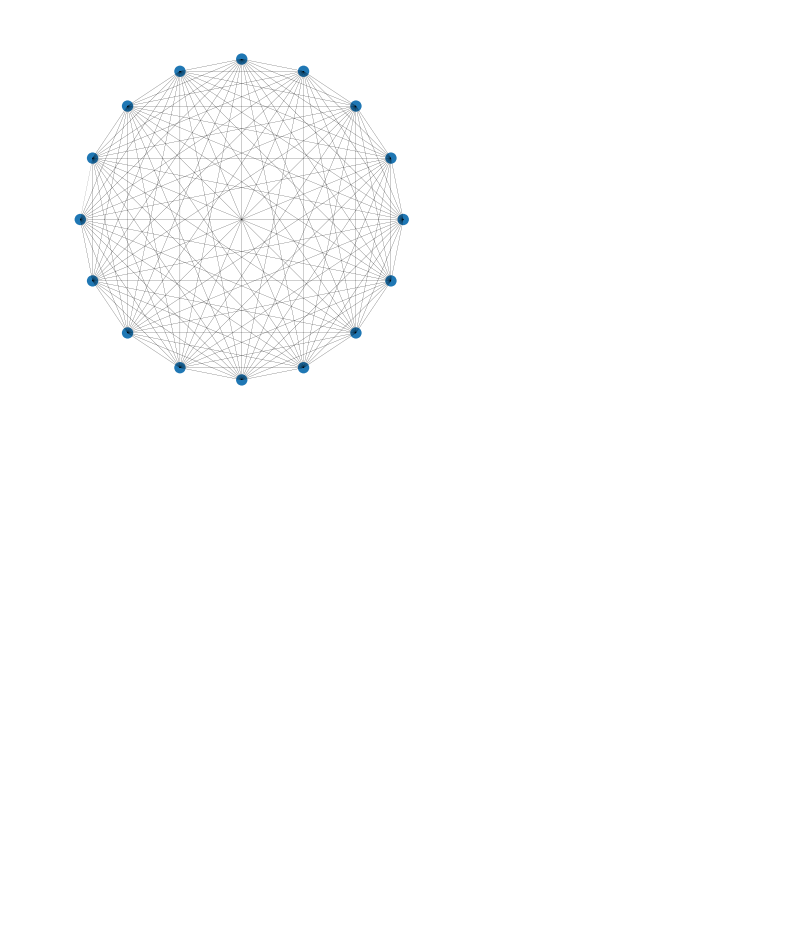
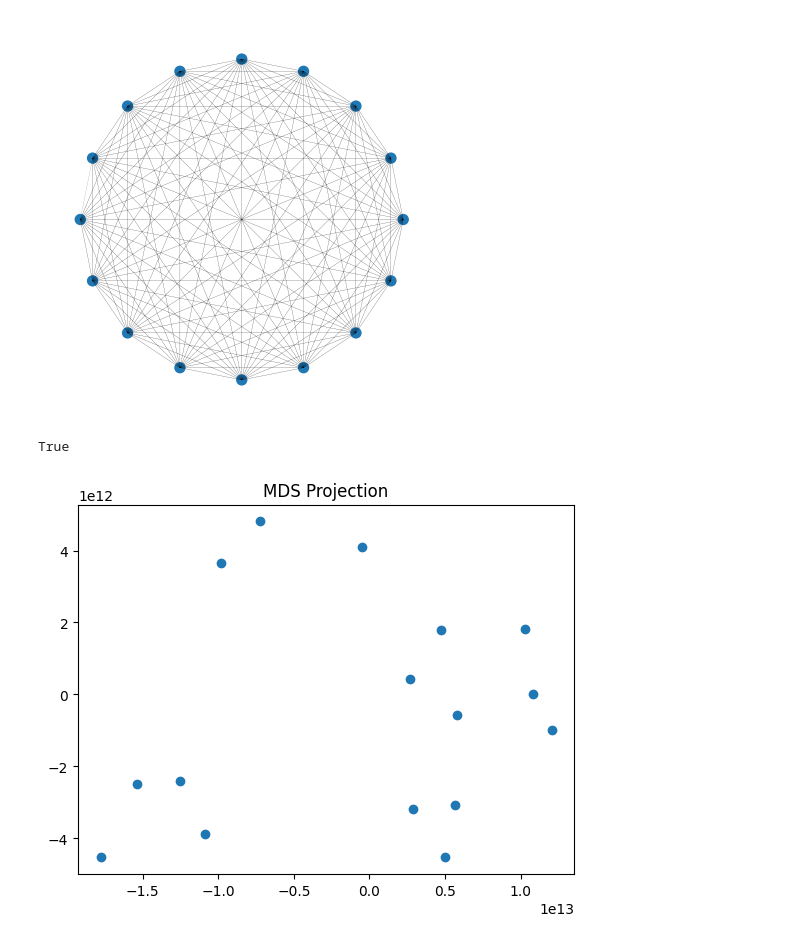
Before and after one commit to mauro-vb/graph-visualization-project, a Jupyter notebook: notebooks/pruebas.ipynb, the cells around one changed output. Cells and saved outputs as stored; diff of their text form; code cells hidden in the pictures; blank space fills up the shorter version.

Commit message:
added distance matrix algorithm and tried different projections, check notebook pruebas

```diff
--- a/notebooks/pruebas.ipynb
+++ b/notebooks/pruebas.ipynb
@@ -38,0 +687,25 @@ plot_graph(adj_matrix=adj_matrix,custom_xlim=(0,100),custom_ylim=(0,100),layout_
+# %%
+dot_file_path = "../Datasets/LeagueNetwork.dot"
+# %%
+g = Graph(incoming_dot_file=dot_file_path, weight_name="goal_difference")
+plt.close()
+D = g.distances_matrix()
+np.allclose(D, D.T)
+# %% [output]
+True
+# %%
+mds = MDS(n_components=2, dissimilarity='precomputed')
+mds_embedding = mds.fit_transform(D)
+
+isomap = Isomap(n_components=2, metric='precomputed')
+isomap_embedding = isomap.fit_transform(abs(D))
+
+tsne = tsne = TSNE(n_components=2, metric='precomputed',perplexity=4)
+tsne_embedding = tsne.fit_transform(abs(D))
+# %%
+# Visualize the embedding
+plt.scatter(mds_embedding[:, 0], mds_embedding[:, 1])
+plt.title('MDS Projection')
+plt.show()
+# %% [output]
+[figure, added]
```
Also changed, not shown: parts of 5 cells of this notebook, 1 other file.
